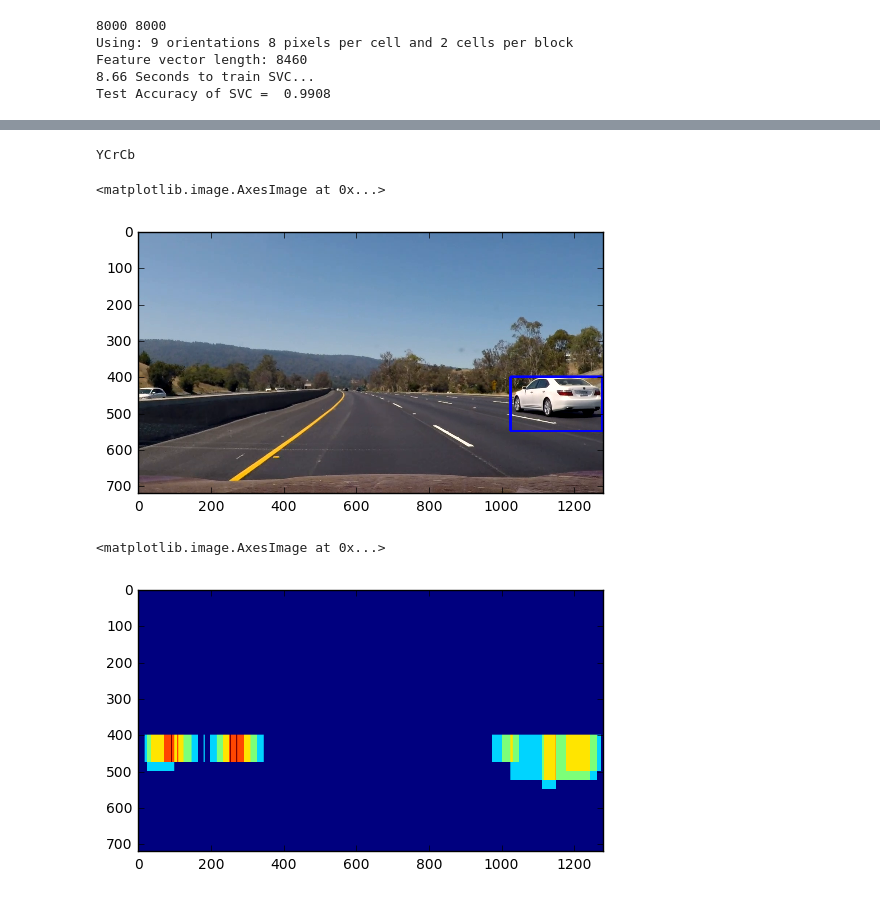
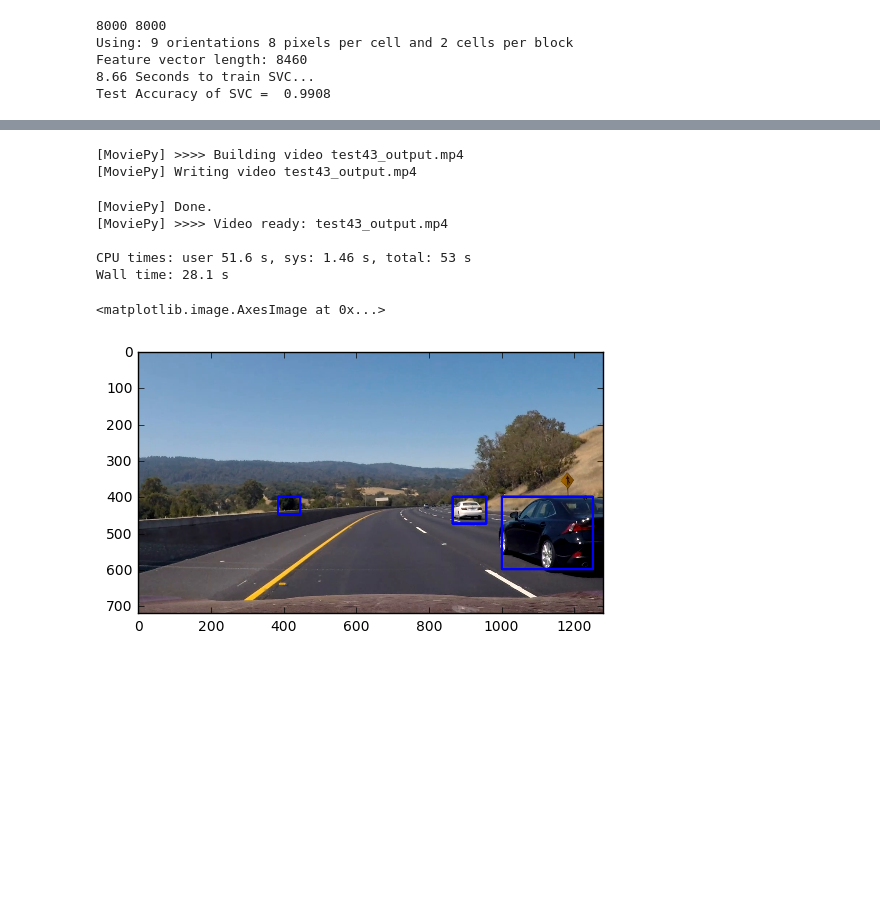
Before and after one commit to sirpsycho85/CarND-Vehicle-Detection, a Jupyter notebook: Scratch.ipynb, the cells around one changed output, grey strips where cells are left out. Cells and saved outputs as stored; diff of their text form; code cells hidden in the pictures; blank space fills up the shorter version.

```diff
--- a/Scratch.ipynb
+++ b/Scratch.ipynb
@@ -556,7 +790,8 @@ from scipy.ndimage.measurements import label
 
 class Pipeline():
     """
-    treates all window sizes together
+    treats all window sizes together
+    turns each frame's heatmap into a binary so threshold is only over frames
     """
     def __init__(self,xy_windows=[],
                  xy_overlap=(0.5, 0.5),
@@ -601,6 +836,7 @@ class Pipeline():
         new_heatmap = np.zeros_like(self.heatmap)
         #add heat based on current frame
         add_heat(new_heatmap, all_hot_windows)
+        #make binary heatmap for current frame
         new_heatmap_binary = np.zeros_like(self.heatmap)
         new_heatmap_binary[new_heatmap >= 1] = 1
         #update sliding collection of heatmaps by appending to right and popping left
@@ -612,5 +848,11 @@ class Pipeline():
         self.all_hot_windows = all_hot_windows
 
         labels = label(self.heatmap)
-        draw_img = draw_labeled_bboxes(draw_image, labels)
-        return draw_img
+
+#         draw_img = draw_labeled_bboxes(draw_image, labels) # trying something new
+
+        bboxes = get_labeled_bboxes(draw_image, labels)
+        for bbox in bboxes:
+            cv2.rectangle(draw_image, bbox[0], bbox[1], (0,0,255), 6)
+#         return draw_img
+        return draw_image
@@ -650,18 +985,26 @@ YCrCb
+# %%
+# test6 test20 test39 test43 test_video_2 project_video
+moviename = 'test43'
+fname = moviename + '.mp4'
+output_fname = moviename + '_output.mp4'
+process_movie(fname,output_fname)
+# %% [output]
+[MoviePy] >>>> Building video test43_output.mp4
+[MoviePy] Writing video test43_output.mp4
+[MoviePy] Done.
+[MoviePy] >>>> Video ready: test43_output.mp4
+
+CPU times: user 51.6 s, sys: 1.46 s, total: 53 s
+Wall time: 28.1 s
 # %%
 pipeline = Pipeline(xy_windows = [(50,50),(75,75),(100,100),(125,125),(150,150),(200,200)],
                         xy_overlap=(0.75, 0.75),
                         heat_frames=5,
                         heat_threshold=0.5)
 clip0 = VideoFileClip('project_video.mp4')
-image = clip0.get_frame(10*25/25)
+image = clip0.get_frame(29*25/25)
 result = pipeline.process_frame(image)
 plt.imshow(result)
 # %% [output]
-YCrCb
+<matplotlib.image.AxesImage at 0x...>
-<matplotlib.image.AxesImage at 0x...>
-[figure, old version]
+[figure, new version]
-# %%
-plt.imshow(pipeline.heatmap)
-# %% [output]
-<matplotlib.image.AxesImage at 0x...>
-[figure, removed]
```
Also changed, not shown: parts of 11 cells of this notebook, 9 other files.
